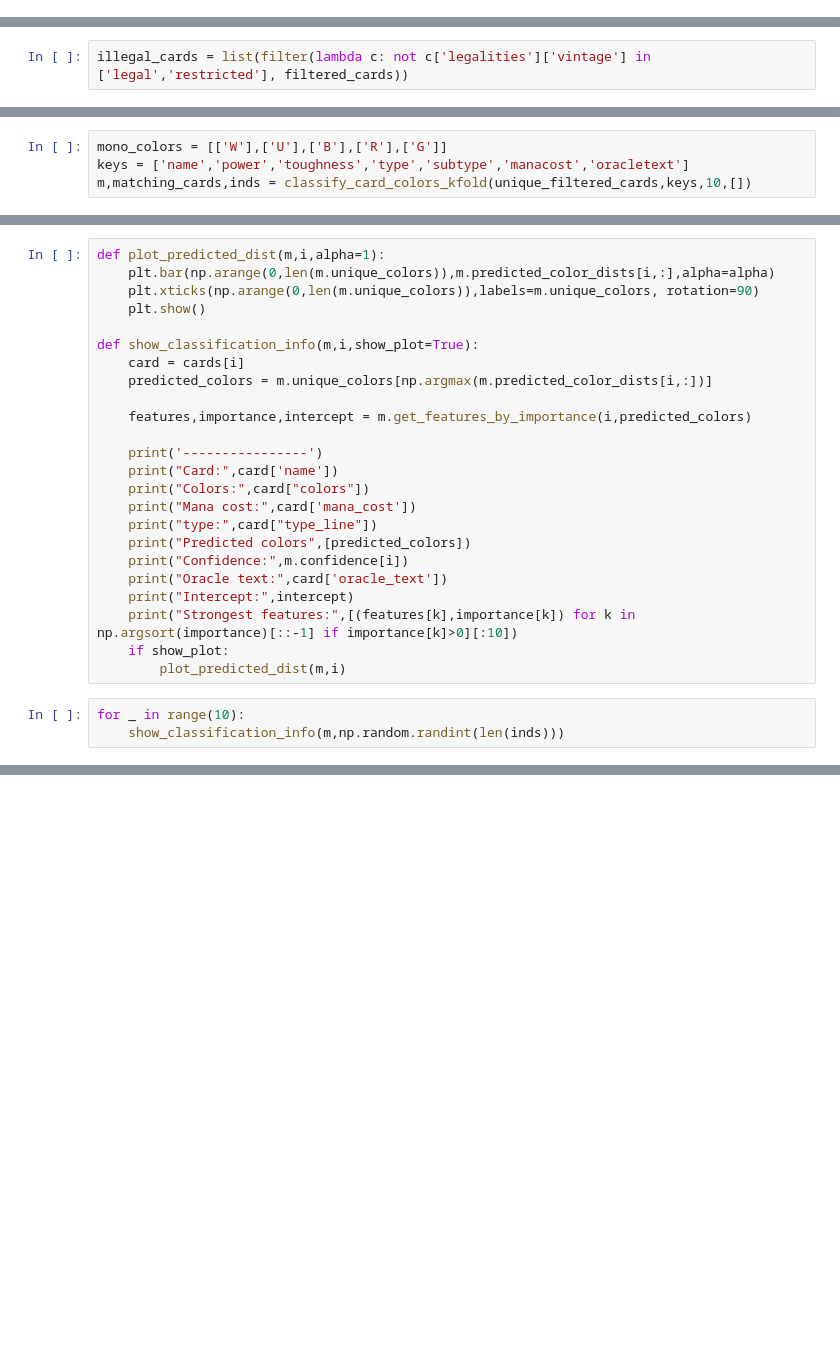
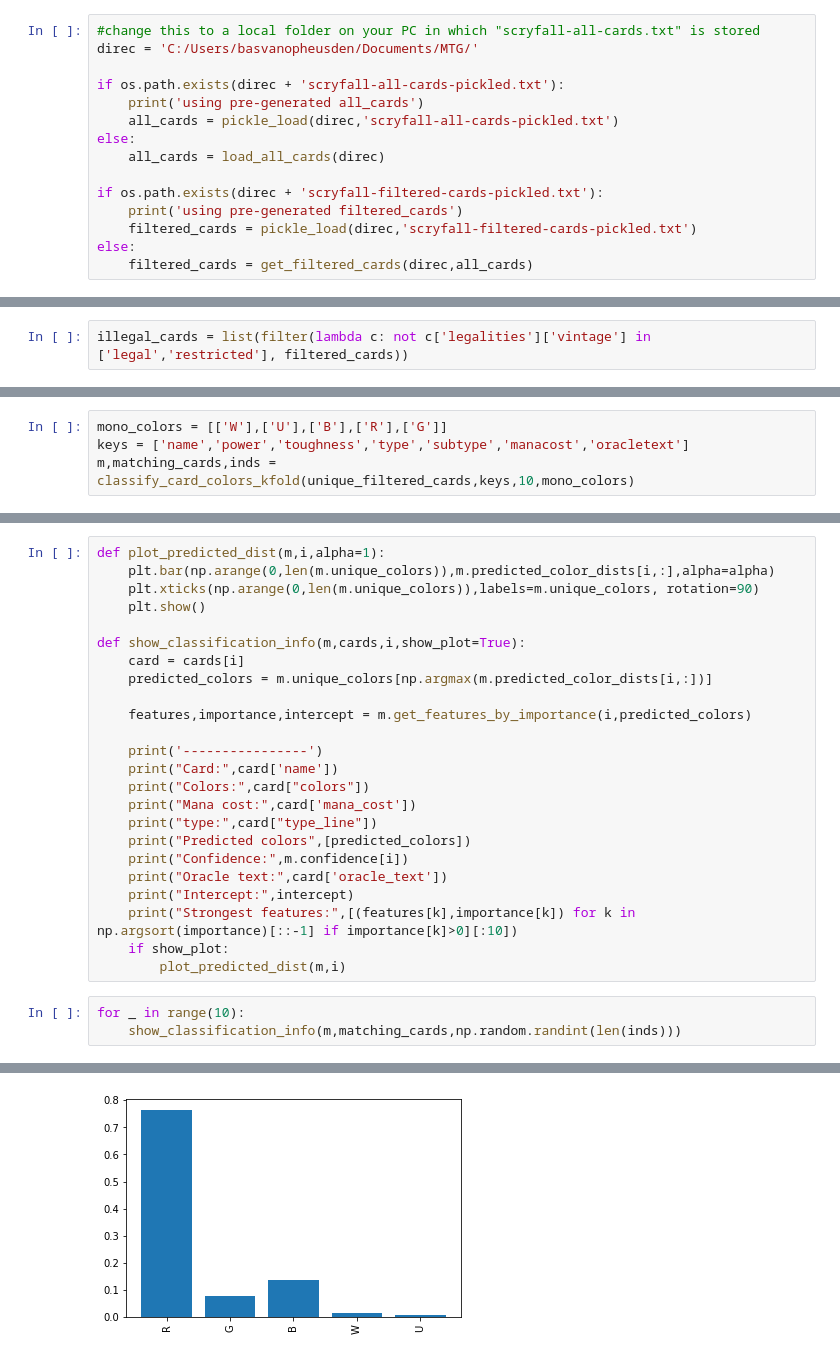
Before and after one commit to basvanopheusden/mtg, a Jupyter notebook: Mtg.ipynb, the cells around one changed output, grey strips where cells are left out. Saved outputs shown, nothing was run; the diff lists cells and outputs as text; blank space fills up the shorter version.

```diff
--- a/Mtg.ipynb
+++ b/Mtg.ipynb
@@ -19,0 +13,15 @@ filtered_cards = pickle_load(direc,'scryfall-filtered-cards-pickled.txt')
+# %%
+#change this to a local folder on your PC in which "scryfall-all-cards.txt" is stored
+direc = 'C:/Users/basvanopheusden/Documents/MTG/'
+
+if os.path.exists(direc + 'scryfall-all-cards-pickled.txt'):
+    print('using pre-generated all_cards')
+    all_cards = pickle_load(direc,'scryfall-all-cards-pickled.txt')
+else:
+    all_cards = load_all_cards(direc)
+
+if os.path.exists(direc + 'scryfall-filtered-cards-pickled.txt'):
+    print('using pre-generated filtered_cards')
+    filtered_cards = pickle_load(direc,'scryfall-filtered-cards-pickled.txt')
+else:
+    filtered_cards = get_filtered_cards(direc,all_cards)
@@ -40,4 +57,4 @@ def get_color_asymmetry(f):
 # %%
 mono_colors = [['W'],['U'],['B'],['R'],['G']]
 keys = ['name','power','toughness','type','subtype','manacost','oracletext']
-m,matching_cards,inds = classify_card_colors_kfold(unique_filtered_cards,keys,10,[])
+m,matching_cards,inds = classify_card_colors_kfold(unique_filtered_cards,keys,10,mono_colors)
@@ -55,7 +128,7 @@ def plot_predicted_dist(m,i,alpha=1):
     plt.xticks(np.arange(0,len(m.unique_colors)),labels=m.unique_colors, rotation=90)
     plt.show()
 
-def show_classification_info(m,i,show_plot=True):
+def show_classification_info(m,cards,i,show_plot=True):
     card = cards[i]
     predicted_colors = m.unique_colors[np.argmax(m.predicted_color_dists[i,:])]
 
@@ -75,4 +148,5 @@ def show_classification_info(m,i,show_plot=True):
         plot_predicted_dist(m,i)
 # %%
 for _ in range(10):
-    show_classification_info(m,np.random.randint(len(inds)))
+    show_classification_info(m,matching_cards,np.random.randint(len(inds)))
+# %% [output]
@@ -78,0 +163 @@ for _ in range(10):
+[figure, added]
```
Also changed, not shown: parts of 29 cells of this notebook, 2 other files.
